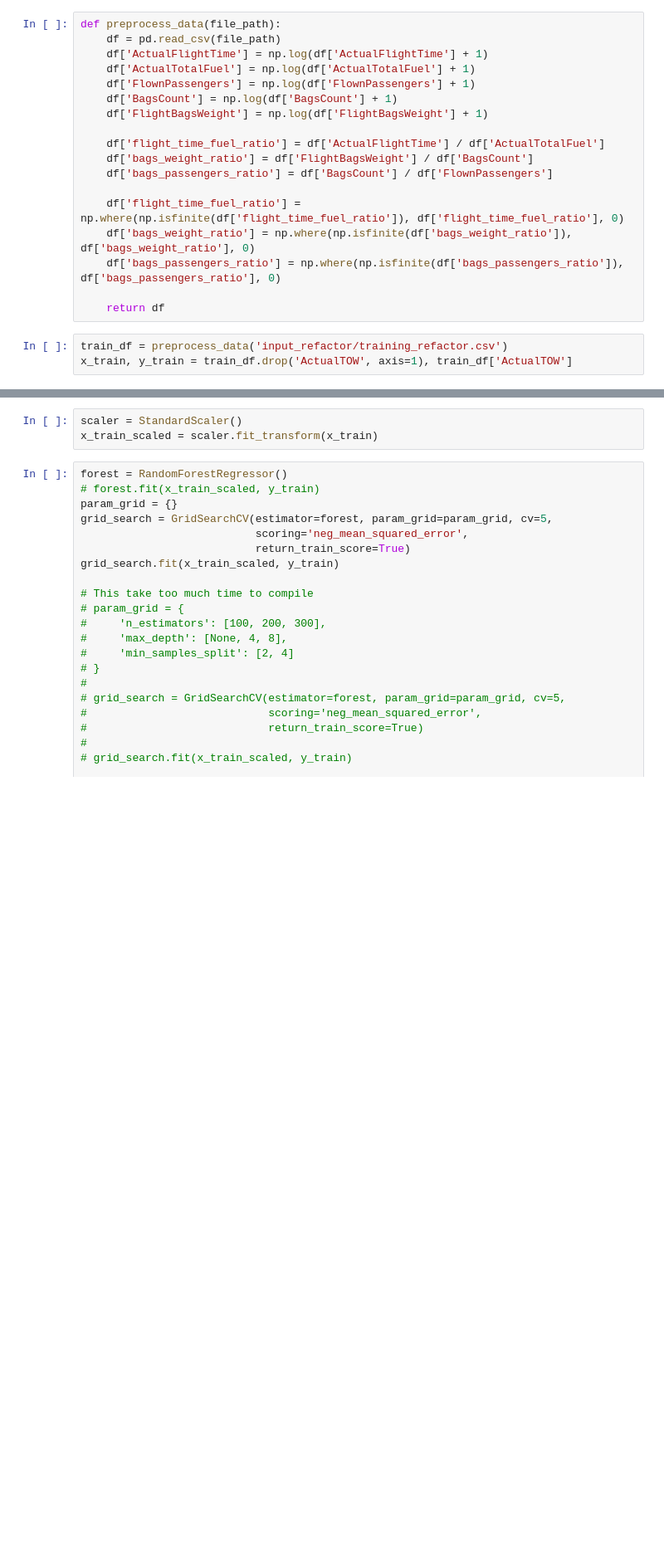
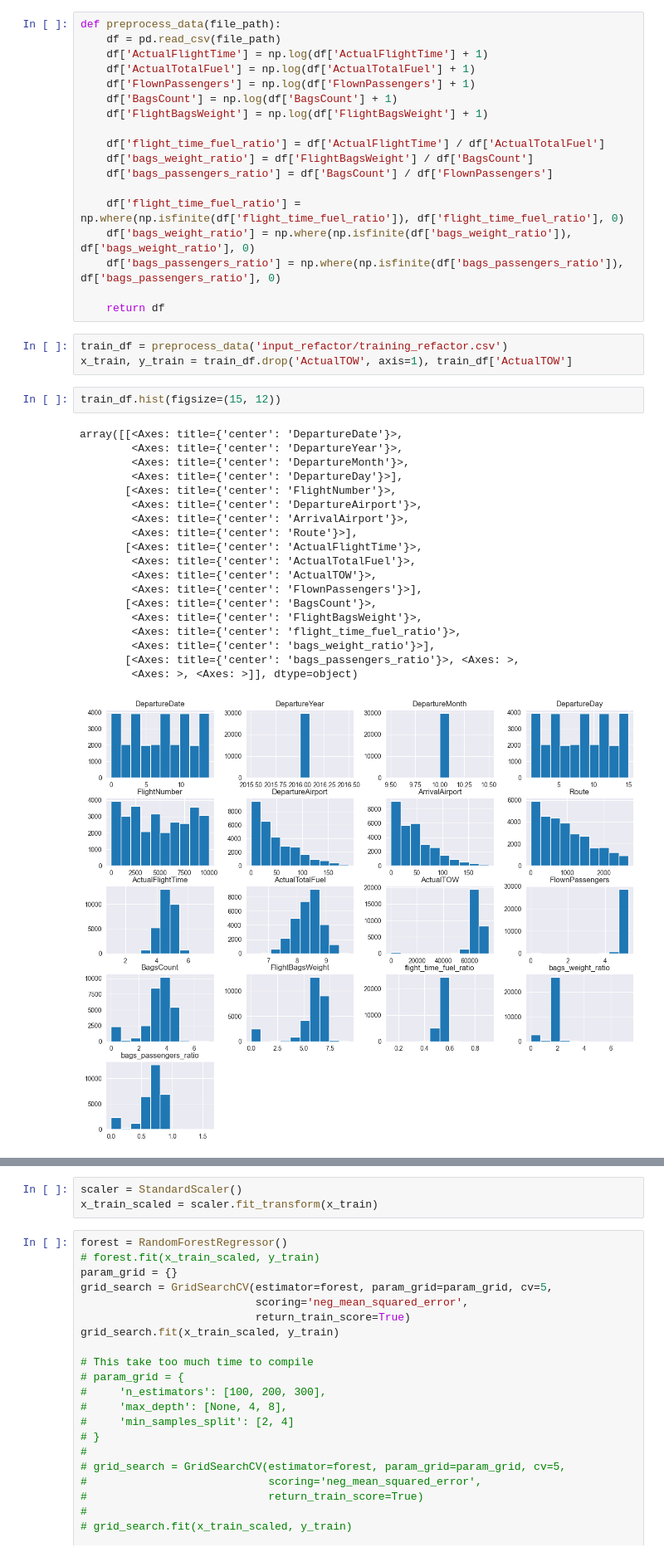
Before and after one commit to mpszkudlarek/regression-model-predicting, a Jupyter notebook: test.ipynb, the cells around one changed output, grey strips where cells are left out. Shown at 83% size. Cells and saved outputs as stored; diff of their text form; blank space fills up the shorter version.

Commit message:
add histogram and heatmap

```diff
--- a/test.ipynb
+++ b/test.ipynb
@@ -30,3 +30,25 @@ def preprocess_data(file_path):
 # %%
 train_df = preprocess_data('input_refactor/training_refactor.csv')
 x_train, y_train = train_df.drop('ActualTOW', axis=1), train_df['ActualTOW']
+# %%
+train_df.hist(figsize=(15, 12))
+# %% [output]
+array([[<Axes: title={'center': 'DepartureDate'}>,
+        <Axes: title={'center': 'DepartureYear'}>,
+        <Axes: title={'center': 'DepartureMonth'}>,
+        <Axes: title={'center': 'DepartureDay'}>],
+       [<Axes: title={'center': 'FlightNumber'}>,
+        <Axes: title={'center': 'DepartureAirport'}>,
+        <Axes: title={'center': 'ArrivalAirport'}>,
+        <Axes: title={'center': 'Route'}>],
+       [<Axes: title={'center': 'ActualFlightTime'}>,
+        <Axes: title={'center': 'ActualTotalFuel'}>,
+        <Axes: title={'center': 'ActualTOW'}>,
+        <Axes: title={'center': 'FlownPassengers'}>],
+       [<Axes: title={'center': 'BagsCount'}>,
+        <Axes: title={'center': 'FlightBagsWeight'}>,
+        <Axes: title={'center': 'flight_time_fuel_ratio'}>,
+        <Axes: title={'center': 'bags_weight_ratio'}>],
+       [<Axes: title={'center': 'bags_passengers_ratio'}>, <Axes: >,
+        <Axes: >, <Axes: >]], dtype=object)
+[figure, added]
```
Also changed, not shown: parts of 3 cells of this notebook, 1 other file.
